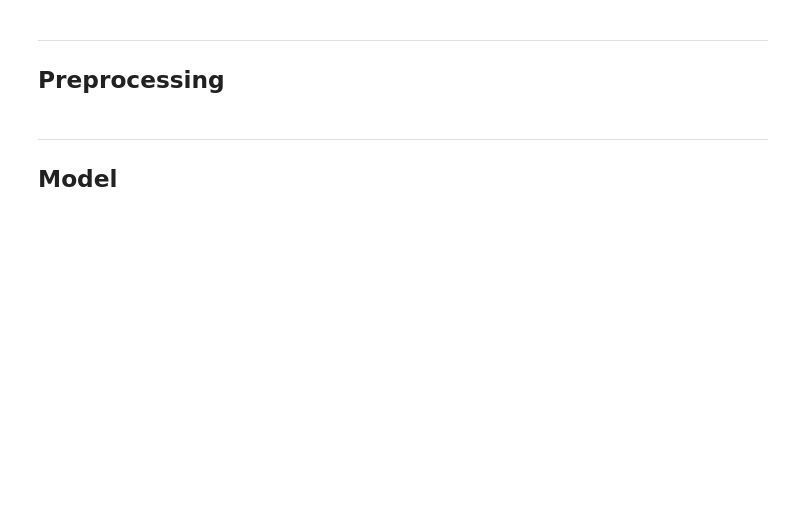
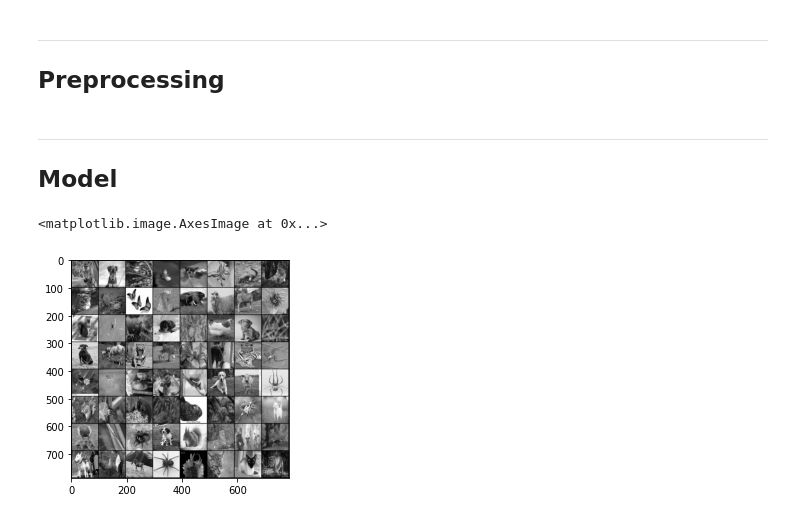
Before and after one commit to WittyTheMighty/Animal-Classification-CNN, a Jupyter notebook: final.ipynb, the cells around one changed output. Saved outputs shown, nothing was run; the diff lists cells and outputs as text; code cells hidden in the pictures; blank space fills up the shorter version.

```diff
--- a/final.ipynb
+++ b/final.ipynb
@@ -44,3 +63,5 @@ labels
+# %%
+batch_size = 64
 # %% [markdown]
 ---
 
@@ -51,34 +72,44 @@ labels
 # %%
 from torch.utils.data import TensorDataset, DataLoader, Dataset
 import torchvision.utils as vutils
 
 class CustomTensorDataset(Dataset):
     """TensorDataset with support of transforms."""
     def __init__(self, tensors, transform=None):
         assert all(tensors[0].size(0) == tensor.size(0) for tensor in tensors)
         self.tensors = tensors
         self.transform = transform
 
     def __getitem__(self, index):
         x = self.tensors[0][index]
         if self.transform:
             x = self.transform(x)
 
         y = self.tensors[1][index]
 
         return x, y
 
     def __len__(self):
         return self.tensors[0].size(0)
 
 
 
-x_train_tensor = torch.tensor(x_train,dtype=float).unsqueeze_(0)
-y_train_tensor = torch.tensor([labels[y] for y in y_train], dtype=float).unsqueeze_(0)
+x_train_tensor = torch.tensor(x_train,dtype=float)
+y_train_tensor = torch.tensor([labels[y] for y in y_train], dtype=float)
 x_test_tensor = torch.tensor(x_test, dtype=float)
+
+
+
 trans = transforms.Compose(
-    [ transforms.Normalize(0.5, 0.5)]
+    [transforms.Normalize((0.5, 0.5, 0.5), (0.5, 0.5, 0.5))]
 )
-dataset = CustomTensorDataset(tensors=(x_train_tensor, y_train_tensor),transform=trans)
-dataloader = torch.utils.data.DataLoader(dataset, batch_size=64,
-                                          shuffle=False, num_workers=2)
+dataset = CustomTensorDataset(tensors=(x_train_tensor, y_train_tensor), transform=trans)
+dataloader = torch.utils.data.DataLoader(dataset, batch_size=batch_size,
+                                          shuffle=False)
+
+#x_train_tensor.shape
+real_batch = next(iter(dataloader))
+plt.imshow(np.transpose(vutils.make_grid(real_batch[0].to(device)[:64], padding=2, normalize=True).cpu(),(1,2,0)))
+# %% [output]
+<matplotlib.image.AxesImage at 0x...>
+[figure, added]
```
Also changed, not shown: parts of 11 cells of this notebook.
